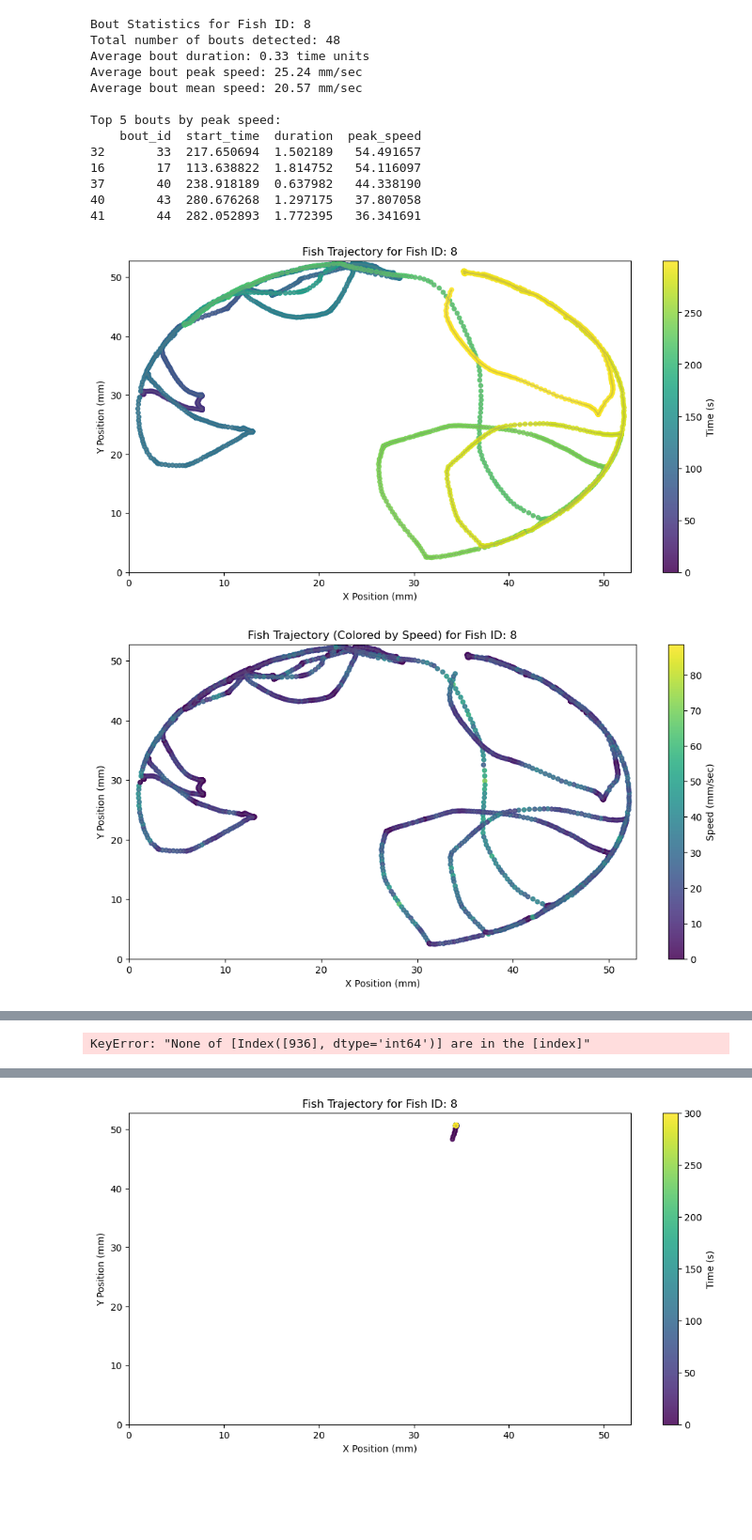
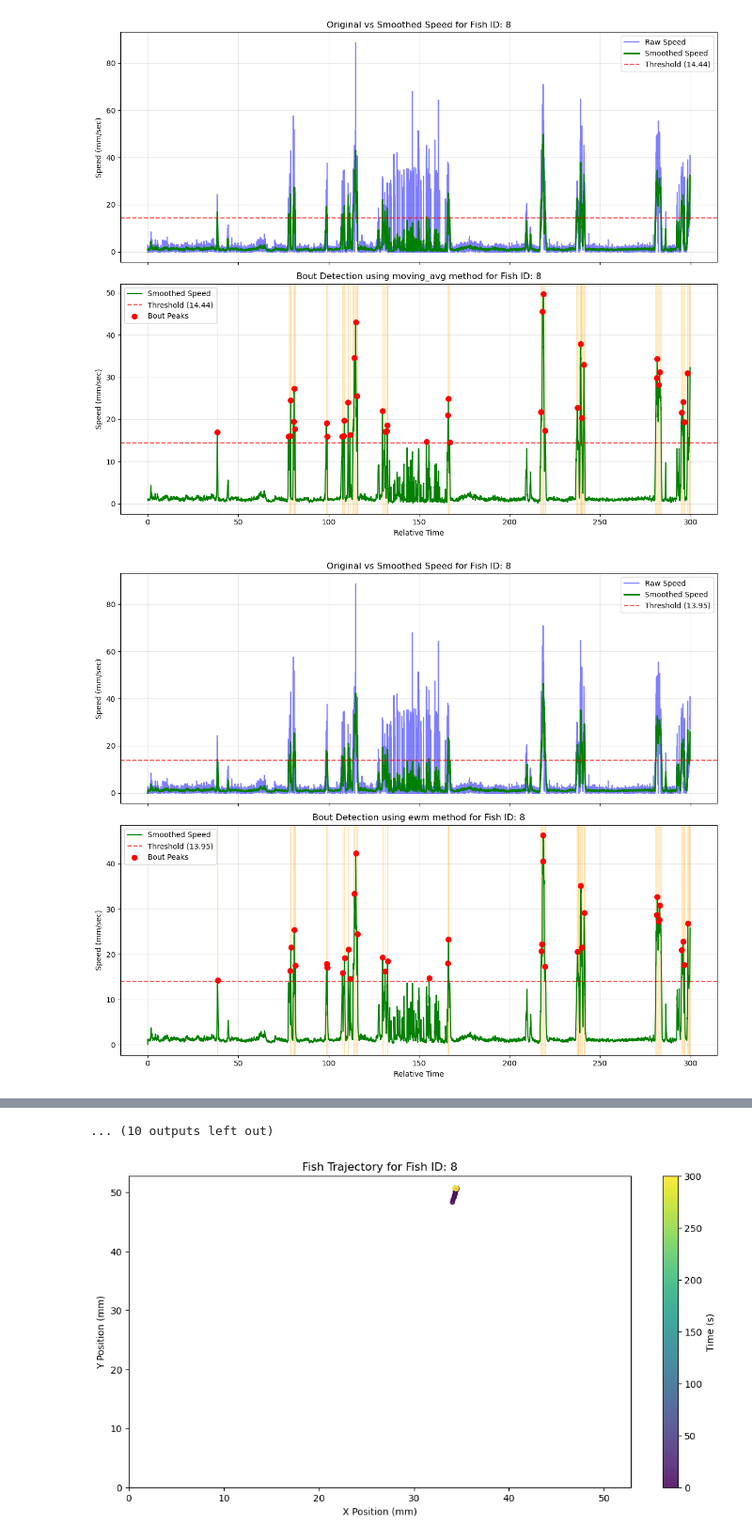
Before and after one commit to SaiAyachit/Stochastic_Modelling, a Jupyter notebook: data_prep.ipynb, the cells around one changed output, grey strips where cells are left out. Shown at 94% size. Cells and saved outputs as stored; diff of their text form; code cells hidden in the pictures; blank space fills up the shorter version.

Commit message:
updated bout filtering code

```diff
--- a/data_prep.ipynb
+++ b/data_prep.ipynb
@@ -389,6 +321,9 @@ for stim, df in stim_dataframes.items():
 # %%
 # Load the data
 bright_df = pd.read_csv(r'.\bright_data.csv')
+# Check for NaN values in the original DataFrame
+print("NaN values in bright_df before any processing:\n", bright_df.isna().sum())
+
 grouped_df = bright_df.groupby('fish_id')
 for fish_id, group in grouped_df:
             group['relative_time'] = get_relative_time(group)
@@ -396,6 +331,16 @@ for fish_id, group in grouped_df:
             group['distance'] = get_cumulative_distance(group)
             group['angle'], group['unwrapped_angle'] = get_heading_angle(group)
             group['speed'] = get_cumulative_speed(group)
+            # Discard the first point in the trajectory
+            group = group.dropna(subset=['speed', 'distance'])
+            # Check for NaN values after preprocessing
+            print(f"NaN values in group for fish_id {fish_id}:\n", group.isna().sum())
+            nan_rows = group[group.isna().any(axis=1)]
+            print(f"Rows with NaN values in group for fish_id {fish_id}:\n", nan_rows)
+
+            nan_speed_rows = group[group['speed'].isna()]
+            print(f"Rows with NaN values in speed for fish_id {fish_id} after get_cumulative_speed:\n", nan_speed_rows)
+            print(f"NaN values in speed for fish_id {fish_id} after get_cumulative_speed:\n", group['speed'].isna().sum())
             #window_size = 10  # Adjust the window size as needed
             #std_dev = 5  # Standard deviation for the Gaussian window
             #group['smoothed_speed'] = group['speed'].rolling(window=window_size, min_periods=1, center=True).mean()
@@ -412,14 +357,31 @@ for fish_id, group in grouped_df:
 
             # Step 2: Find peaks in the smoothed data
             #peaks, _ = find_peaks(smoothed_speed, height=0.1, distance=10)  # Adjust height and distance parameters
-            results = detect_fish_bouts(group, fish_id)
+            group = group.reset_index(drop=True)
+            methods = ['gaussian', 'moving_avg', 'ewm']
+            results_dict = {}
 
-            # Plot the results
-            fig = plot_bout_detection(results)
-            plt.show()
+            for method in methods:
+                if method == 'gaussian':
+                    results = detect_fish_bouts_2(group, fish_id, method=method, sigma=2)
+                elif method == 'moving_avg':
+                    results = detect_fish_bouts_2(group, fish_id, method=method, window=15)
+                elif method == 'ewm':
+                    results = detect_fish_bouts_2(group, fish_id, method=method, span=20)
 
-            # Print statistics about the detected bouts
-            print_bout_statistics(results)
+                results_dict[method] = results
+
+                # Plot the results
+                fig = plot_bout_detection(results)
+                plt.title(f'Bout Detection using {method} method for Fish ID: {fish_id}')
+                plt.show()
+
+            # Compare bout statistics
+            for method, results in results_dict.items():
+                print(f"Bout statistics for method {method}:")
+                print_bout_statistics(results)
+
+
             # Plotting
             custom_cmap = plt.cm.get_cmap('viridis')
 
@@ -534,15 +513,2 @@ for fish_id, group in grouped_df:
-Bout Statistics for Fish ID: 8
-Total number of bouts detected: 48
-Average bout duration: 0.33 time units
-Average bout peak speed: 25.24 mm/sec
-Average bout mean speed: 20.57 mm/sec
-
-Top 5 bouts by peak speed:
-    bout_id  start_time  duration  peak_speed
-32       33  217.650694  1.502189   54.491657
-16       17  113.638822  1.814752   54.116097
-37       40  238.918189  0.637982   44.338190
-40       43  280.676268  1.297175   37.807058
-41       44  282.052893  1.772395   36.341691
-[figure, old version]
+[figure, new version]
-[figure, old version]
+[figure, new version]
@@ -553 +535,0 @@ Top 5 bouts by peak speed:
-KeyError: "None of [Index([936], dtype='int64')] are in the [index]"
@@ -554,3 +555,4 @@ KeyError: "None of [Index([936], dtype='int64')] are in the [index]"
+... (10 outputs left out)
 # %%
 # Load the data
 dark_df = pd.read_csv(r'.\dark_data.csv')
```
Also changed, not shown: parts of 6 cells of this notebook.
